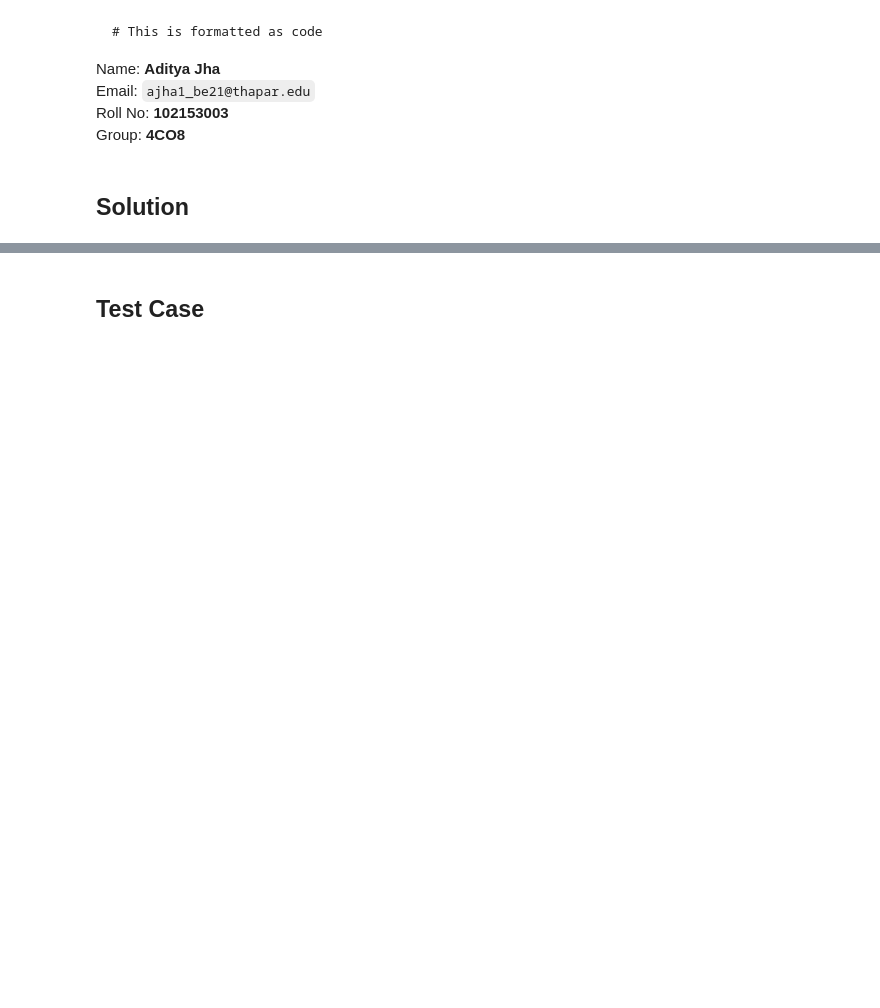
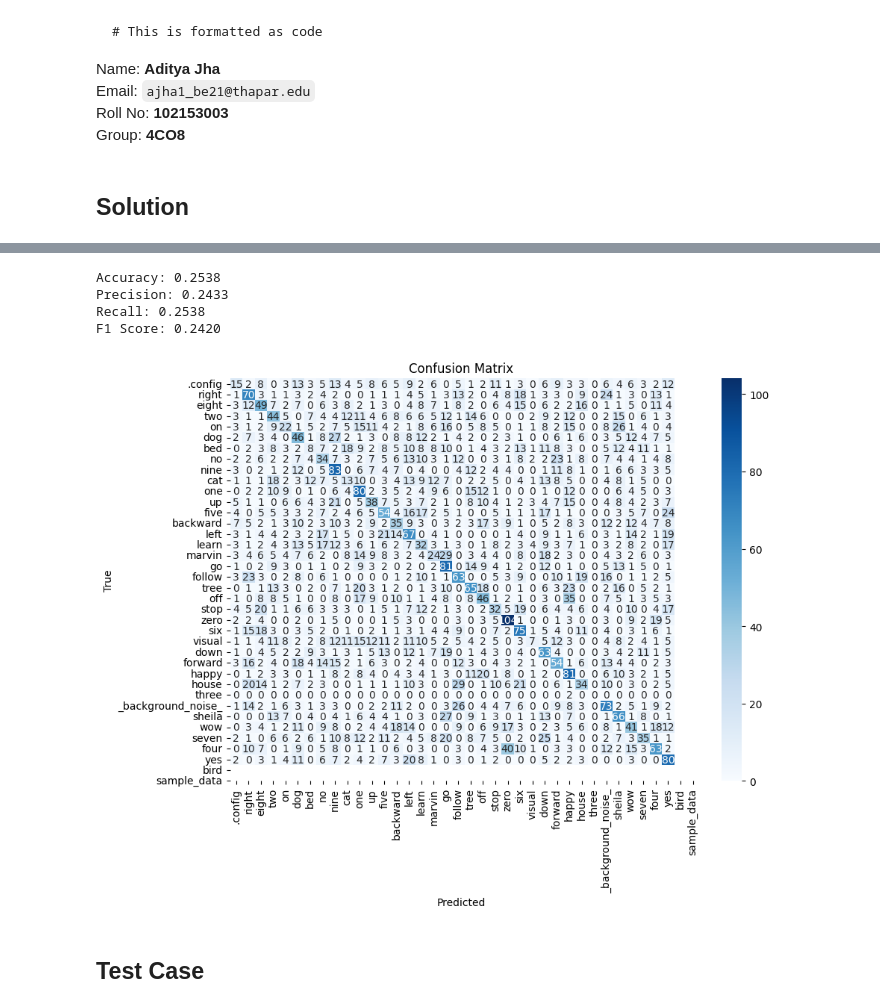
Before and after one commit to AdityaJha021/102153003-SESS_LE1, a Jupyter notebook: 102153003_AdityaJha.ipynb, the cells around one changed output, grey strips where cells are left out. Saved outputs shown, nothing was run; the diff lists cells and outputs as text; code cells hidden in the pictures; blank space fills up the shorter version.

```diff
--- a/102153003_AdityaJha.ipynb
+++ b/102153003_AdityaJha.ipynb
@@ -37,2 +220,37 @@ def createNnClassifier(d,H,C) :
+# %%
+from sklearn.metrics import accuracy_score, precision_score, recall_score, f1_score, confusion_matrix
+import seaborn as sns
+import matplotlib.pyplot as plt
+
+# Predict on the validation set
+y_pred = model.predict(X_val)
+
+# Calculate metrics
+accuracy = accuracy_score(y_val, y_pred)
+precision = precision_score(y_val, y_pred, average='weighted')
+recall = recall_score(y_val, y_pred, average='weighted')
+f1 = f1_score(y_val, y_pred, average='weighted')
+conf_matrix = confusion_matrix(y_val, y_pred)
+
+# Print the results
+print(f"Accuracy: {accuracy:.4f}")
+print(f"Precision: {precision:.4f}")
+print(f"Recall: {recall:.4f}")
+print(f"F1 Score: {f1:.4f}")
+
+# Plot confusion matrix
+plt.figure(figsize=(10, 7))
+sns.heatmap(conf_matrix, annot=True, fmt='d', cmap='Blues',
+            xticklabels=commands, yticklabels=commands)
+plt.xlabel('Predicted')
+plt.ylabel('True')
+plt.title('Confusion Matrix')
+plt.show()
+# %% [output]
+Accuracy: 0.2538
+Precision: 0.2433
+Recall: 0.2538
+F1 Score: 0.2420
+[figure, added]
 # %% [markdown]
 ## Test Case
```
Also changed, not shown: parts of 16 cells of this notebook.
